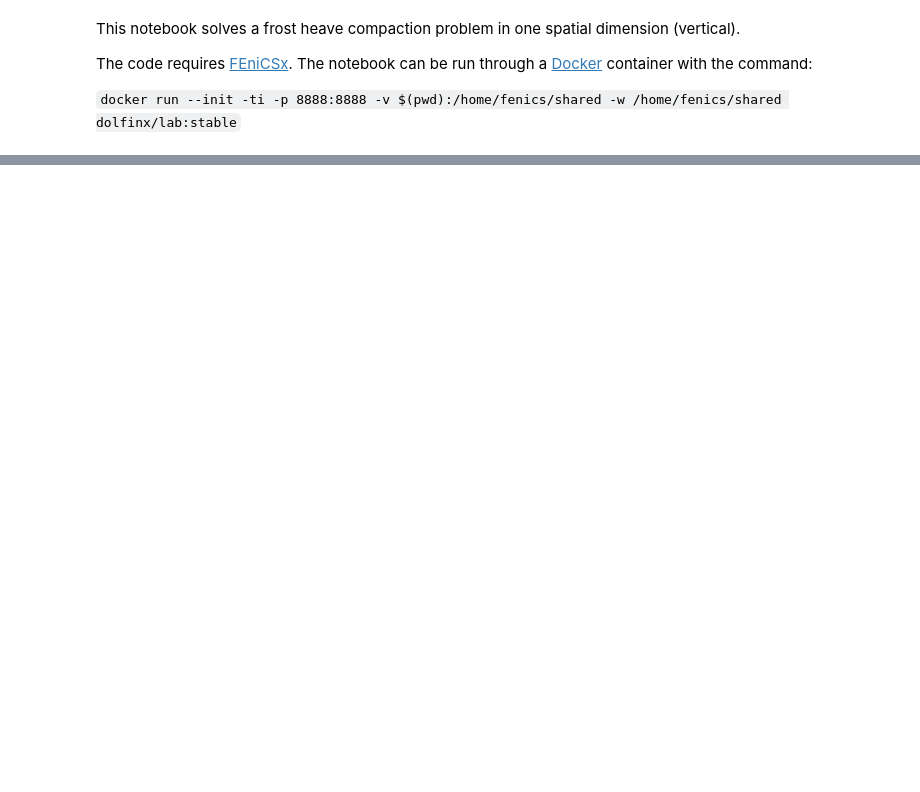
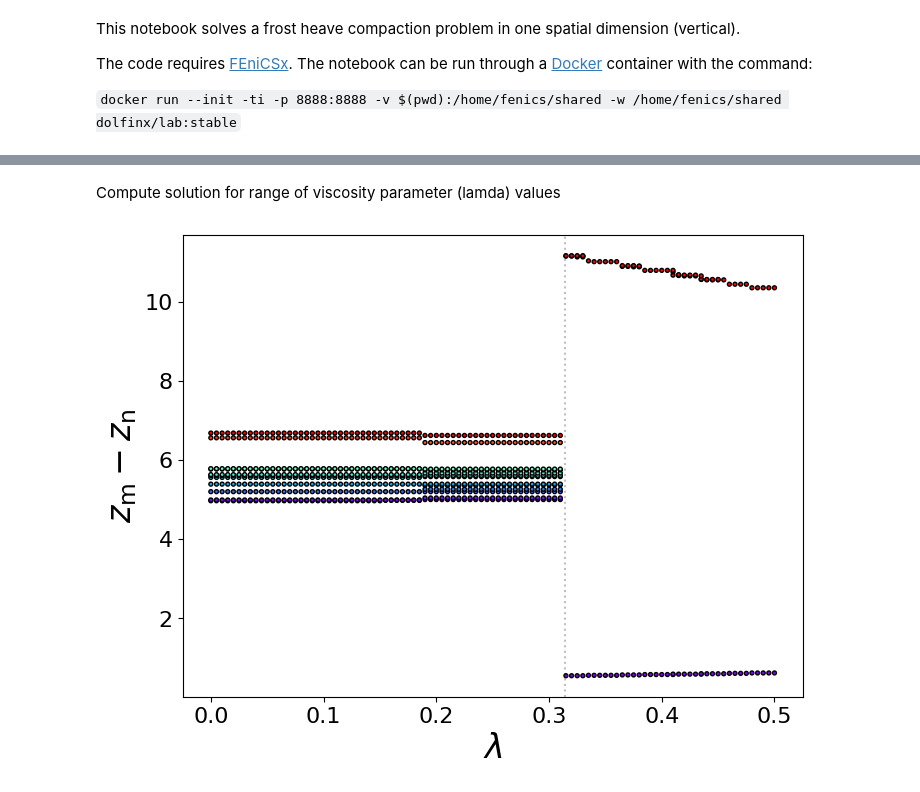
Before and after one commit to agstub-umd/compaction-frost, a Jupyter notebook: notebooks/Fig11.ipynb, the cells around one changed output, grey strips where cells are left out. Cells and saved outputs as stored; diff of their text form; code cells hidden in the pictures; blank space fills up the shorter version.

Commit message:
mostly comments and plotting edits

```diff
--- a/notebooks/Fig11.ipynb
+++ b/notebooks/Fig11.ipynb
@@ -157,0 +29,12 @@ plt.close()
+# %%
+mycluster = ipp.Cluster(n = 20,timeout=180)
+rc = mycluster.start_and_connect_sync()
+view = rc.load_balanced_view()
+dview = rc[:]
+dview.block = True
+dview.execute('import numpy as np')
+dview.execute('import sys')
+dview.execute('sys.path.insert(0, "../source")')
+dview.execute('from wrapper import wrapper_gamma')
+# %% [markdown]
+Compute solution for range of viscosity parameter (lamda) values
@@ -157,0 +67,34 @@ plt.close()
+# %%
+plt.figure(figsize=(8,6))
+res = np.load('results-gamma-38.npy',allow_pickle=True).item()
+results = res['results']
+lamda = res['lamda']
+
+
+for i in range(lamda.size):
+    h = results[i][0][500:None]
+    new_lens = results[i][1][500:None]
+    old_lens = np.roll(new_lens,-1)
+    jumps = h[old_lens==1] - h[new_lens==1]
+    lamdas = lamda[i]*np.ones(h[old_lens==1].size)
+
+    lamdas = lamdas[np.argsort(jumps)]
+    jumps = np.sort(jumps)
+    jumps, ind = np.unique(jumps.round(decimals=2),return_index=True)
+    lamdas = lamdas[ind]
+
+    # colors = plt.cm.Dark2(np.linspace(0,1,jumps.size+1))
+    normalize = mpl.colors.Normalize(vmin=jumps.min(), vmax=jumps.max())
+    # for j in range(lamdas.size):
+    #     plt.plot([lamdas[j]],[jumps[j]],'o',color=colors[j],markersize=3)
+    plt.scatter(lamdas,jumps,c=jumps,cmap='rainbow',norm=normalize,s=8,edgecolors='k')
+plt.xticks(fontsize=16)
+plt.yticks(fontsize=16)
+plt.axvline(x=0.314,color='k',linestyle=':',alpha=0.25)
+plt.ylabel(r'$z_\mathrm{m} - z_\mathrm{n} $',fontsize=24)
+plt.xlabel(r'$\lambda$',fontsize=24)
+plt.savefig('Fig11')
+plt.show()
+plt.close()
+# %% [output]
+[figure, added]
```
Also changed, not shown: parts of 11 cells of this notebook, 14 other files.
